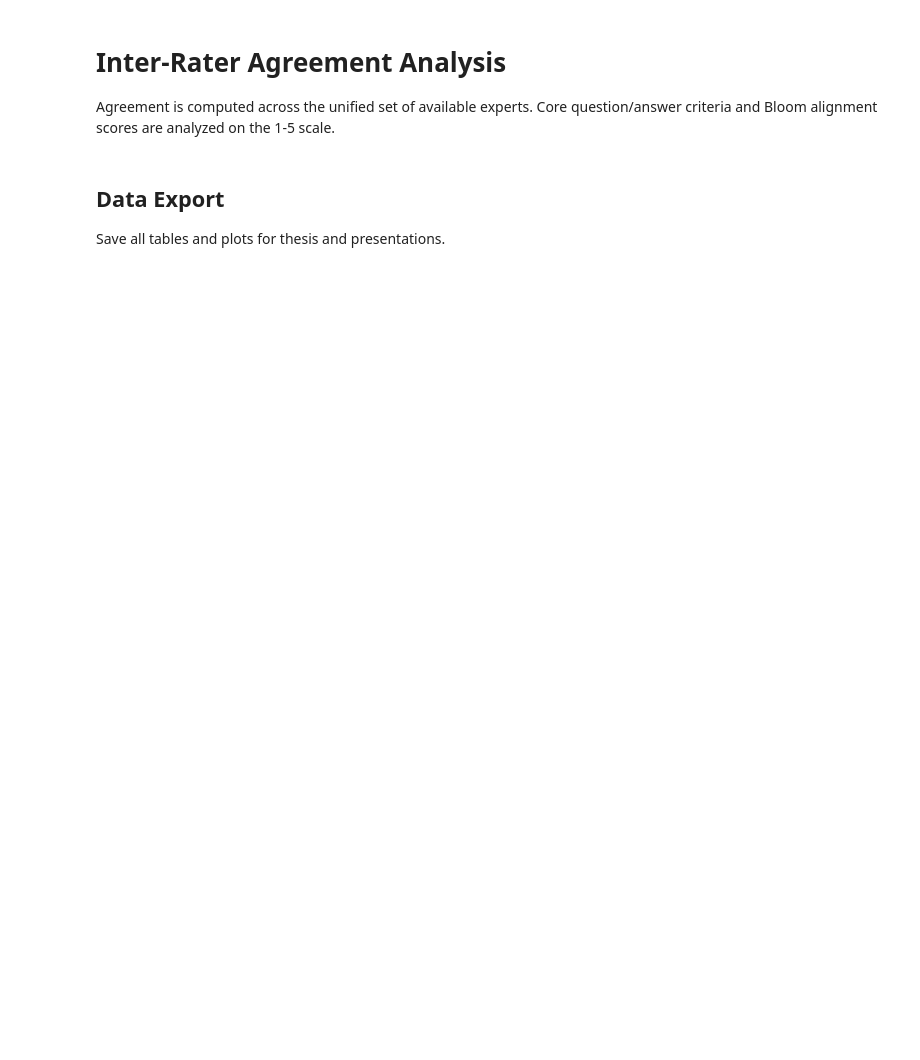
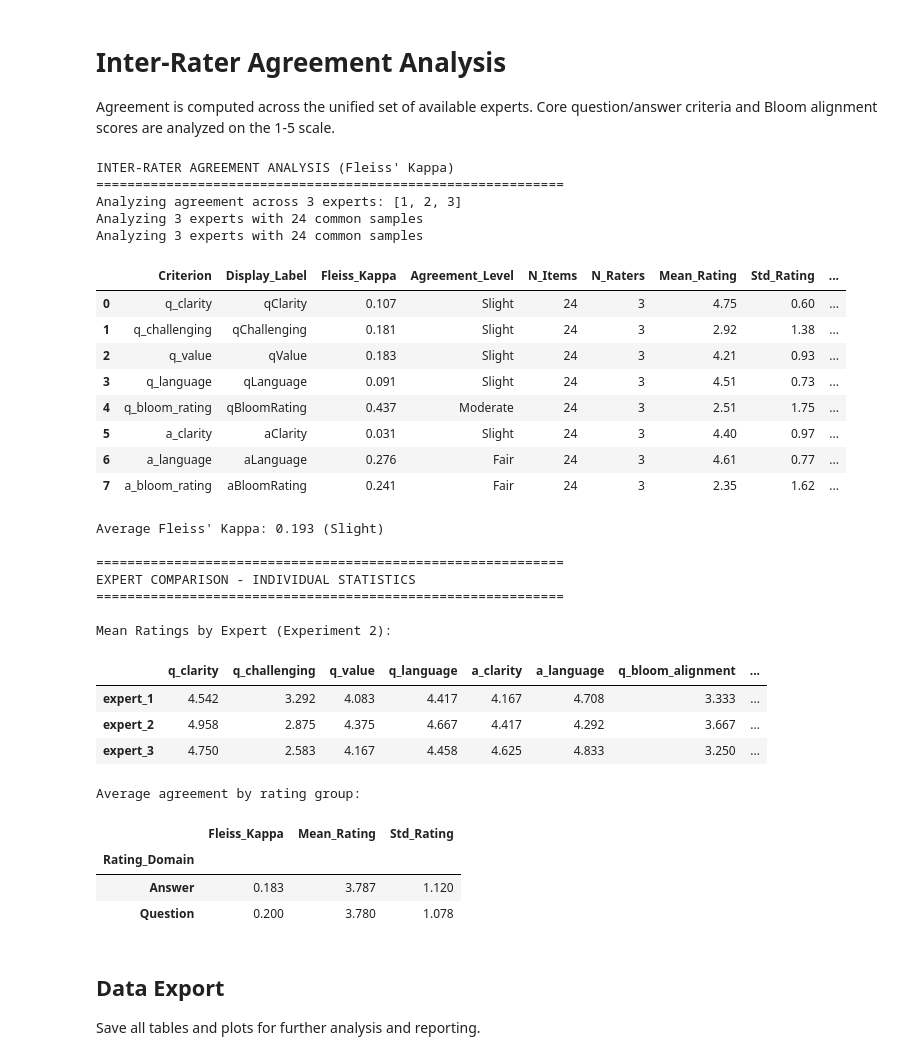
Before and after one commit to mgrube753/question-generation, a Jupyter notebook: 20_experiments/50_src/evaluation2_qual.ipynb, the cells around one changed output. Drawn from its saved outputs; the diff is of its cells as text; code cells hidden in the pictures; blank space fills up the shorter version.

Commit message:
upload 3rd csv for experiment2 by Anne; minor change in exp1 notebook; major changes in exp2 notebook (overall refinements in fleiss kappa)

```diff
--- a/20_experiments/50_src/evaluation2_qual.ipynb
+++ b/20_experiments/50_src/evaluation2_qual.ipynb
@@ -454,6 +462,7 @@ def calculate_fleiss_kappa_for_columns(expert_dfs_dict, criteria_cols, min_value
 
         kappa = fleiss_kappa(fleiss_table)
         level = (
+            'Poor' if kappa < 0 else
             'Slight' if kappa < 0.2 else
             'Fair' if kappa < 0.4 else
             'Moderate' if kappa < 0.6 else
@@ -461,14 +470,12 @@ def calculate_fleiss_kappa_for_columns(expert_dfs_dict, criteria_cols, min_value
             'Almost Perfect'
         )
 
-        if criterion in EXP2_QUESTION_COLS or criterion == 'q_bloom_alignment':
-            rating_group = 'Question'
-        elif criterion in EXP2_ANSWER_COLS or criterion == 'a_bloom_alignment':
-            rating_group = 'Answer'
-        elif criterion == 'bloom_alignment_total':
-            rating_group = 'Bloom Alignment'
+        if criterion in EXP2_QUESTION_COLS or criterion == 'q_bloom_rating':
+            rating_domain = 'Question'
+        elif criterion in EXP2_ANSWER_COLS or criterion == 'a_bloom_rating':
+            rating_domain = 'Answer'
         else:
-            rating_group = 'Bloom'
+            rating_domain = 'Other'
 
         results.append({
             'Criterion': criterion,
@@ -480,7 +487,7 @@ def calculate_fleiss_kappa_for_columns(expert_dfs_dict, criteria_cols, min_value
             'Mean_Rating': round(float(ratings_array.mean()), 2),
             'Std_Rating': round(float(ratings_array.std()), 2),
             'Scale': f'{min_value}-{max_value}',
-            'Rating_Group': rating_group,
+            'Rating_Domain': rating_domain,
         })
 
     return pd.DataFrame(results)
@@ -782,14 +851,19 @@ agreement_non_bloom = calculate_fleiss_kappa_for_columns(
     LIKERT_MIN,
     LIKERT_MAX,
  )
-agreement_alignment = calculate_fleiss_kappa_for_columns(
+agreement_bloom = calculate_fleiss_kappa_for_columns(
     expert_dfs_dict,
-    ['q_bloom_alignment', 'a_bloom_alignment'],
-    ALIGNMENT_POINT_RANGE[0],
-    ALIGNMENT_POINT_RANGE[1],
- )
+    ['q_bloom_rating', 'a_bloom_rating'],
+    BLOOM_MIN,
+    BLOOM_MAX,
+)
 
-agreement_exp2 = pd.concat([agreement_non_bloom, agreement_alignment], ignore_index=True)
+agreement_exp2 = pd.concat([agreement_non_bloom, agreement_bloom], ignore_index=True)
+agreement_exp2 = agreement_exp2.sort_values(
+    'Criterion',
+    key=lambda s: s.str.startswith('a_').astype(int),
+    kind='stable'
+).reset_index(drop=True)
 
 if not agreement_exp2.empty:
     tables[f'agreement_exp2_{analysis_suffix}'] = agreement_exp2
@@ -799,6 +873,7 @@ if not agreement_exp2.empty:
     if len(valid_kappas) > 0:
         avg_kappa = valid_kappas.mean()
         level = (
+            'Poor' if avg_kappa < 0 else
             'Slight' if avg_kappa < 0.2 else
             'Fair' if avg_kappa < 0.4 else
             'Moderate' if avg_kappa < 0.6 else
@@ -806,39 +881,69 @@ if not agreement_exp2.empty:
             'Almost Perfect'
         )
         print(f"\nAverage Fleiss' Kappa: {avg_kappa:.3f} ({level})")
 
 print('\n' + '=' * 60)
 print('EXPERT COMPARISON - INDIVIDUAL STATISTICS')
 print('=' * 60)
 
 expert_means = {}
 available_expert_keys = [k for k in [f'expert_{n}' for n in EXPERT_IDS] if k in experts_data]
 
 for expert_key in available_expert_keys:
     cleaned_expert_df = clean_numeric_data(experts_data[expert_key], EXP2_QUESTION_COLS + EXP2_ANSWER_COLS, LIKERT_MIN, LIKERT_MAX)
     cleaned_expert_df = clean_numeric_data(cleaned_expert_df, EXP2_BLOOM_COLS, BLOOM_MIN, BLOOM_MAX, use_semicolon_max=True)
     cleaned_expert_df = calculate_exp2_scores(cleaned_expert_df)
     expert_means[expert_key] = cleaned_expert_df[EXP2_NUMERIC_COLS + EXP2_SCORE_COLS].mean()
 
 comparison_df = pd.DataFrame(expert_means).T
-comparison_df['overall_mean'] = comparison_df.mean(axis=1)
 comparison_df = comparison_df.round(3)
 tables[f'expert_comparison_exp2_{analysis_suffix}'] = comparison_df
 
 print('\nMean Ratings by Expert (Experiment 2):')
 display(comparison_df)
 
 if not agreement_exp2.empty:
-    agreement_summary = agreement_exp2.groupby('Rating_Group')[['Fleiss_Kappa', 'Mean_Rating', 'Std_Rating']].mean().round(3)
+    agreement_summary = agreement_exp2.groupby('Rating_Domain')[['Fleiss_Kappa', 'Mean_Rating', 'Std_Rating']].mean().round(3)
     tables[f'agreement_summary_exp2_{analysis_suffix}'] = agreement_summary
     print('Average agreement by rating group:')
     display(agreement_summary)
 else:
     print('No agreement summary available.')
+# %% [output]
+INTER-RATER AGREEMENT ANALYSIS (Fleiss' Kappa)
+============================================================
+Analyzing agreement across 3 experts: [1, 2, 3]
+Analyzing 3 experts with 24 common samples
+Analyzing 3 experts with 24 common samples
+|  | Criterion | Display_Label | Fleiss_Kappa | Agreement_Level | N_Items | N_Raters | Mean_Rating | Std_Rating | ... |
+| 0 | q_clarity | qClarity | 0.107 | Slight | 24 | 3 | 4.75 | 0.60 | ... |
+| 1 | q_challenging | qChallenging | 0.181 | Slight | 24 | 3 | 2.92 | 1.38 | ... |
+| 2 | q_value | qValue | 0.183 | Slight | 24 | 3 | 4.21 | 0.93 | ... |
+| 3 | q_language | qLanguage | 0.091 | Slight | 24 | 3 | 4.51 | 0.73 | ... |
+| 4 | q_bloom_rating | qBloomRating | 0.437 | Moderate | 24 | 3 | 2.51 | 1.75 | ... |
+| 5 | a_clarity | aClarity | 0.031 | Slight | 24 | 3 | 4.40 | 0.97 | ... |
+| 6 | a_language | aLanguage | 0.276 | Fair | 24 | 3 | 4.61 | 0.77 | ... |
+| 7 | a_bloom_rating | aBloomRating | 0.241 | Fair | 24 | 3 | 2.35 | 1.62 | ... |
+Average Fleiss' Kappa: 0.193 (Slight)
+
+============================================================
+EXPERT COMPARISON - INDIVIDUAL STATISTICS
+============================================================
+
+Mean Ratings by Expert (Experiment 2):
+|  | q_clarity | q_challenging | q_value | q_language | a_clarity | a_language | q_bloom_alignment | ... |
+| expert_1 | 4.542 | 3.292 | 4.083 | 4.417 | 4.167 | 4.708 | 3.333 | ... |
+| expert_2 | 4.958 | 2.875 | 4.375 | 4.667 | 4.417 | 4.292 | 3.667 | ... |
+| expert_3 | 4.750 | 2.583 | 4.167 | 4.458 | 4.625 | 4.833 | 3.250 | ... |
+Average agreement by rating group:
+|  | Fleiss_Kappa | Mean_Rating | Std_Rating |
+| Rating_Domain |  |  |  |
+| Answer | 0.183 | 3.787 | 1.120 |
+| Question | 0.200 | 3.780 | 1.078 |
 # %% [markdown]
 ## Data Export
 
-Save all tables and plots for thesis and presentations.
+Save all tables and plots for further analysis and reporting.
 # %%
 for table_name, table_df in tables.items():
     if isinstance(table_df, pd.DataFrame):
```
Also changed, not shown: parts of 10 cells of this notebook, 2 other files.
